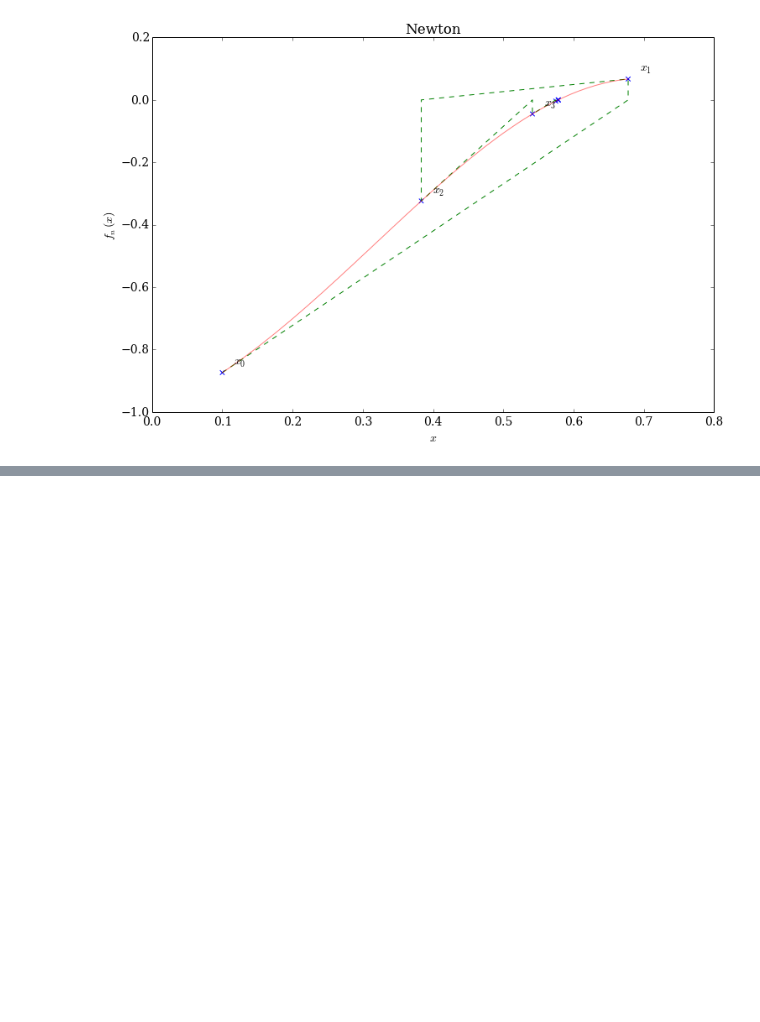
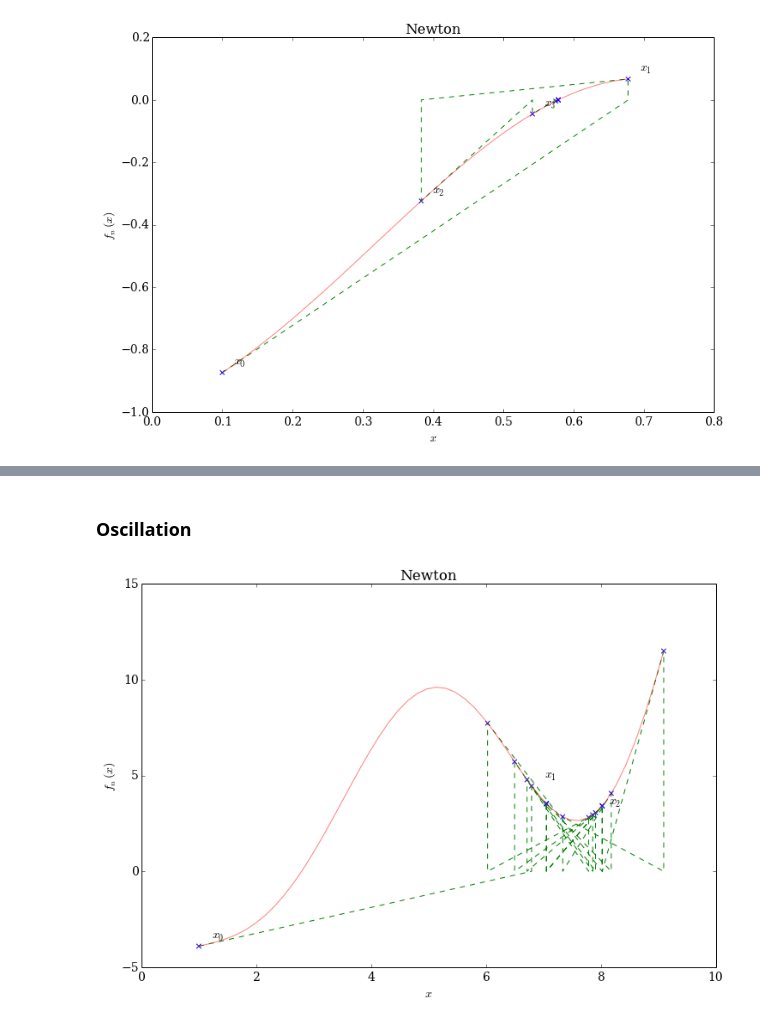
Before and after one commit to philippslang/nummet_I, a Jupyter notebook: NonLinearRoots.ipynb, the cells around one changed output, grey strips where cells are left out. Cells and saved outputs as stored; diff of their text form; code cells hidden in the pictures; blank space fills up the shorter version.

```diff
--- a/NonLinearRoots.ipynb
+++ b/NonLinearRoots.ipynb
@@ -375,0 +422,7 @@ other <a href="http://qucs.sourceforge.net/tech/node29.html">convergence</a> iss
+# %% [markdown]
+### Oscillation
+# %%
+x0 = 1
+esenummet.plot_newton_convergence_pattern(f2, 1E-8, x0, 1E-7, 2, inset=False, maxiter=14)
+# %% [output]
+[figure, added]
```
Also changed, not shown: parts of 21 cells of this notebook, 1 other file.
